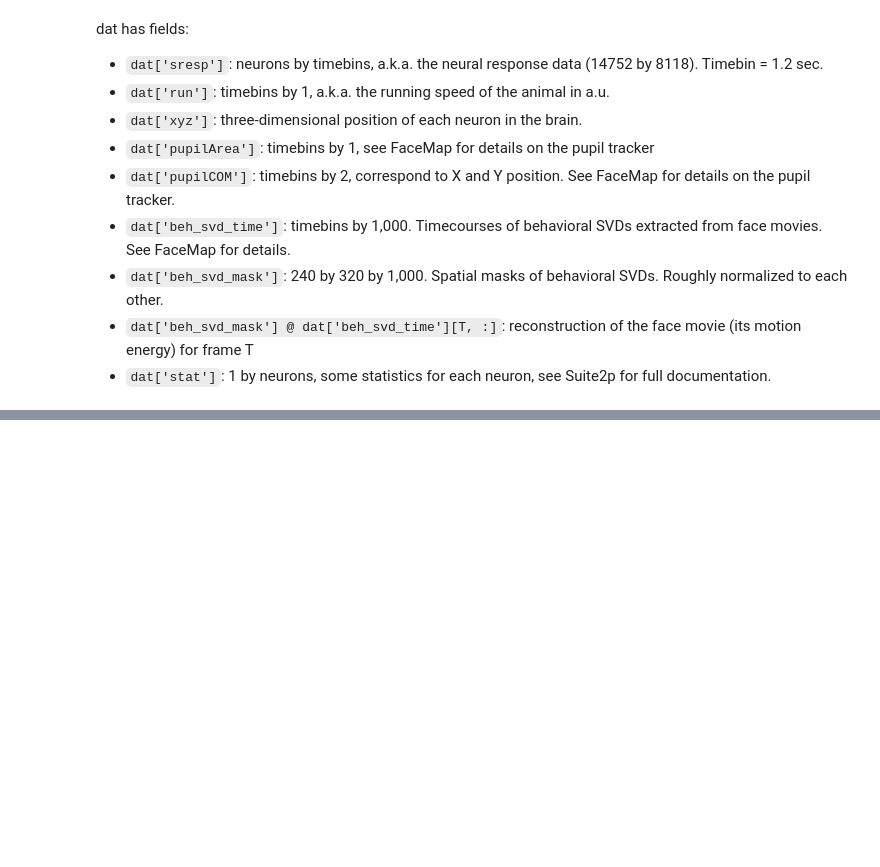
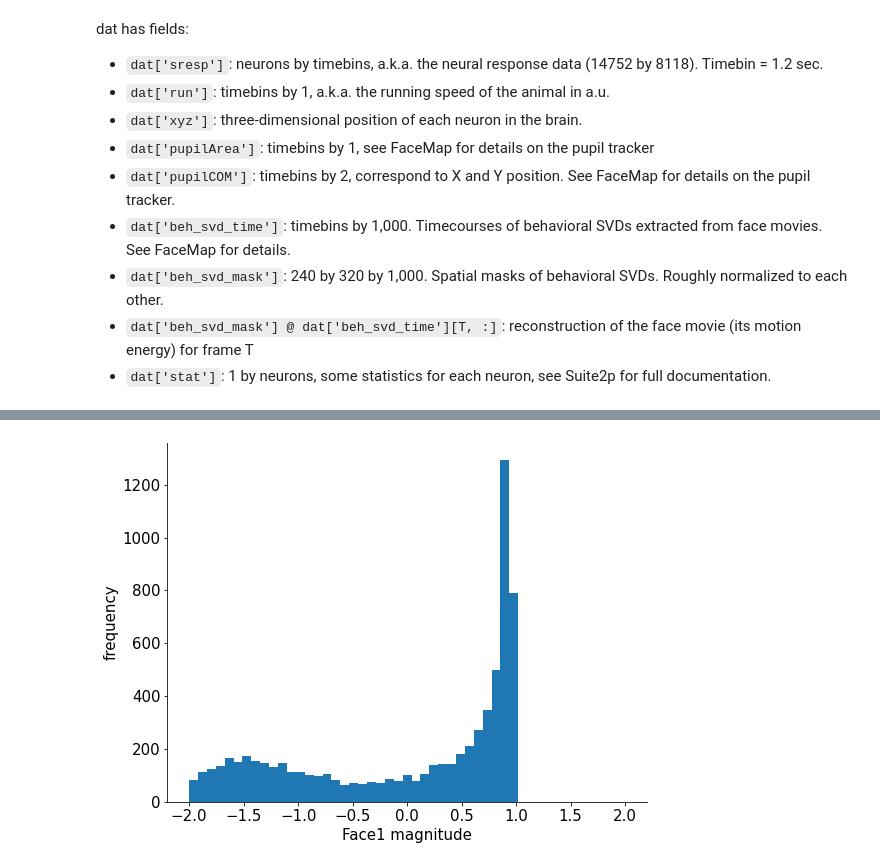
Before and after one commit to WinniePretzel/Project, a Jupyter notebook: “NMA_project”.ipynb, the cells around one changed output, grey strips where cells are left out. Drawn from its saved outputs; the diff is of its cells as text; code cells hidden in the pictures; blank space fills up the shorter version.

```diff
--- a/“NMA_project”.ipynb
+++ b/“NMA_project”.ipynb
@@ -158,0 +113,10 @@ run: (7018, 1)
+# %%
+#@title Face PC1 Distribution
+bins = np.linspace(-2, 2, num=50)
+plt.figure(figsize=(8, 6))
+plt.hist(zscore_face1,bins)
+plt.ylabel('frequency')
+plt.xlabel('Face1 magnitude')
+plt.show()
+# %% [output]
+[figure, added]
```
Also changed, not shown: parts of 14 cells of this notebook.
